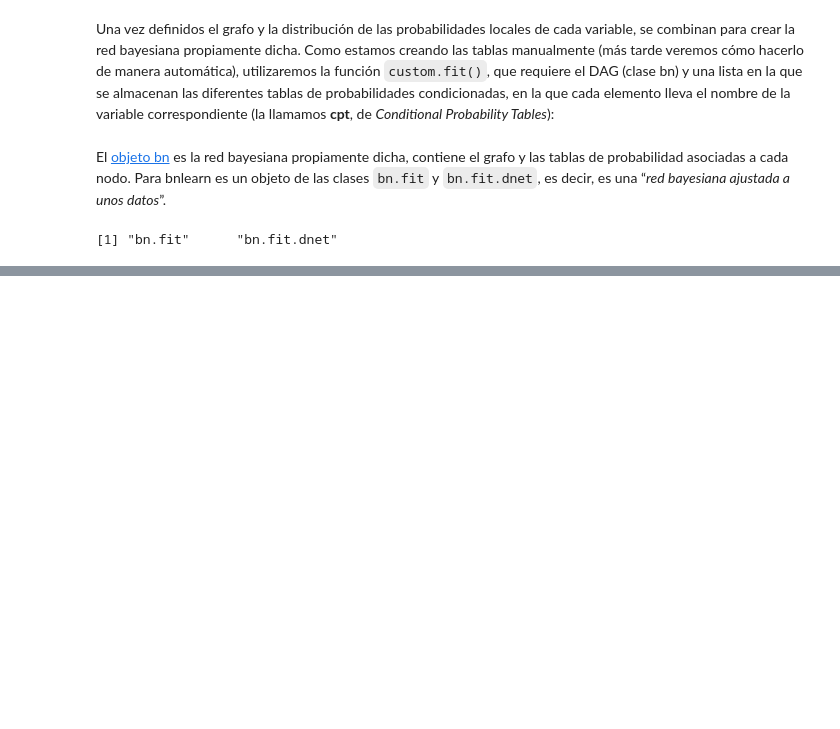
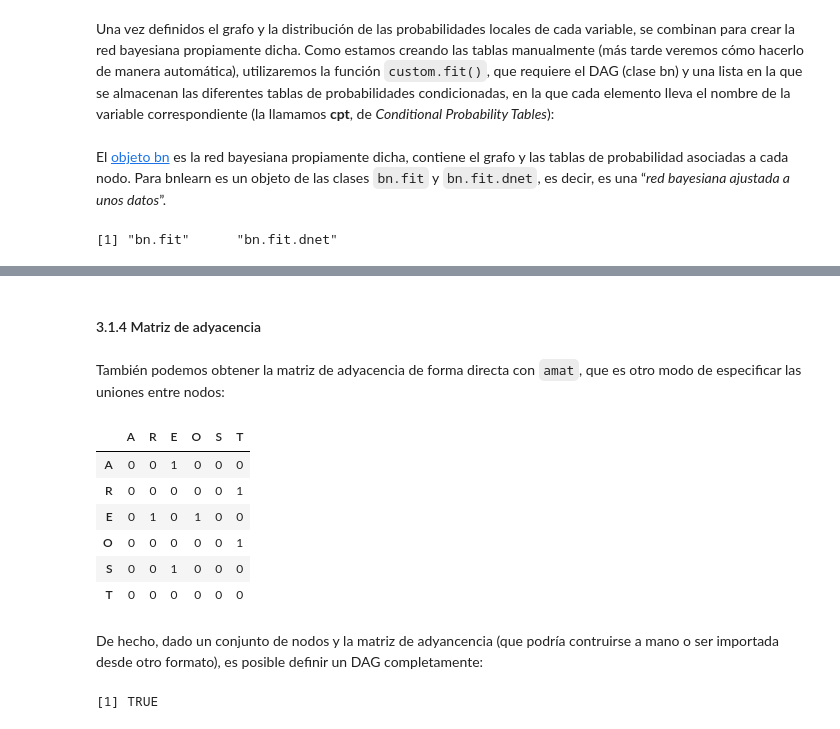
Before and after one commit to yerartdev/m1970-machine-learning-ii, a Jupyter notebook: lab/bn/L01_intro_bnlearn.ipynb, the cells around one changed output, grey strips where cells are left out. Cells and saved outputs as stored; diff of their text form; code cells hidden in the pictures; blank space fills up the shorter version.

Commit message:
BN L01: Consultas al grafo, ejercicios 2 y 3 (pendiente), referencias; gráficos png de ejemplos de relaciones entre tríos de nodos; archivo rda para el ejercicio3

```diff
--- a/lab/bn/L01_intro_bnlearn.ipynb
+++ b/lab/bn/L01_intro_bnlearn.ipynb
@@ -628,0 +819,24 @@ dag <- drop.arc(dag,from = 'A', to = 'T')
+# %% [markdown]
+#### 3.1.4 Matriz de adyacencia
+# %% [markdown]
+También podemos obtener la matriz de adyacencia de forma directa con `amat`, que es otro modo de especificar las uniones entre nodos:
+# %%
+# http://www.bnlearn.com/documentation/man/mb.html
+amat(dag)
+# %% [output]
+|  | A | R | E | O | S | T |
+| A | 0 | 0 | 1 | 0 | 0 | 0 |
+| R | 0 | 0 | 0 | 0 | 0 | 1 |
+| E | 0 | 1 | 0 | 1 | 0 | 0 |
+| O | 0 | 0 | 0 | 0 | 0 | 1 |
+| S | 0 | 0 | 1 | 0 | 0 | 0 |
+| T | 0 | 0 | 0 | 0 | 0 | 0 |
+# %% [markdown]
+De hecho, dado un conjunto de nodos y la matriz de adyancencia (que podría contruirse a mano o ser importada desde otro formato), es posible definir un DAG completamente:
+# %%
+mat <- amat(dag)
+dag3 <- empty.graph(nodes(dag))
+amat(dag3) <- mat
+all.equal(dag, dag3)
+# %% [output]
+[1] TRUE
```
Also changed, not shown: parts of 83 cells of this notebook, 5 other files.
